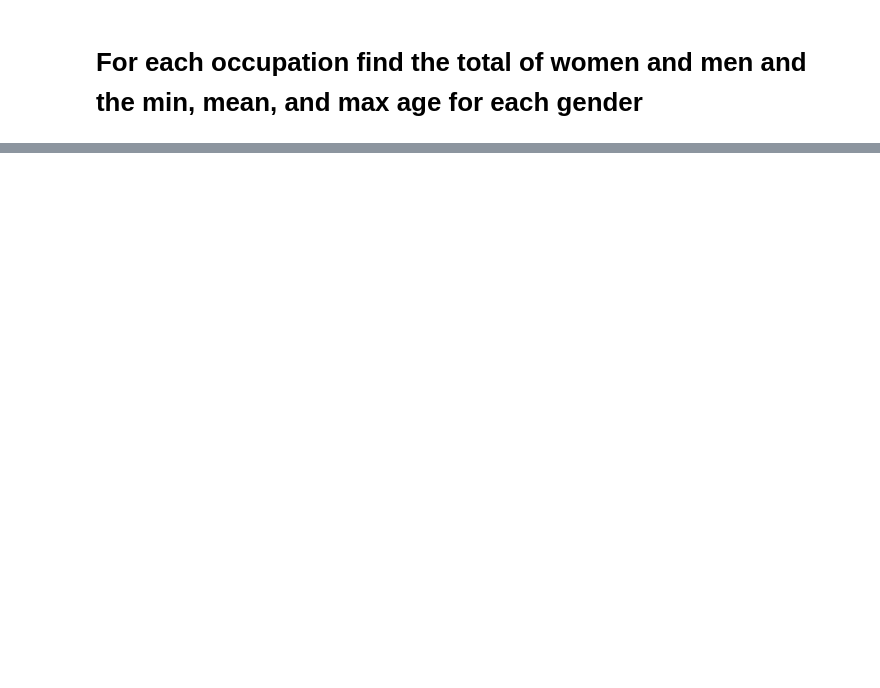
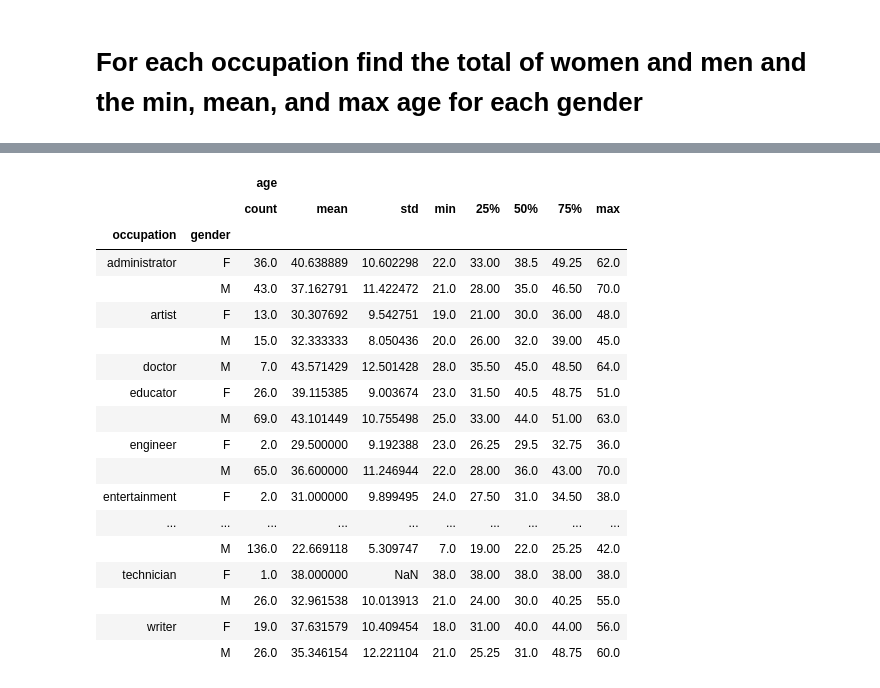
Before and after one commit to luo-yanying/Python-mymodule, a Jupyter notebook: Pandas Exercises 2.ipynb, the cells around one changed output, grey strips where cells are left out. Saved outputs shown, nothing was run; the diff lists cells and outputs as text; code cells hidden in the pictures; blank space fills up the shorter version.

```diff
--- a/Pandas Exercises 2.ipynb
+++ b/Pandas Exercises 2.ipynb
@@ -248,0 +231,23 @@ Name: gender, dtype: float64
+# %%
+
+users.groupby(['occupation', 'gender']).describe()
+# %% [output]
+|  |  | age |  |  |  |  |  |  |  |
+|  |  | count | mean | std | min | 25% | 50% | 75% | max |
+| occupation | gender |  |  |  |  |  |  |  |  |
+| administrator | F | 36.0 | 40.638889 | 10.602298 | 22.0 | 33.00 | 38.5 | 49.25 | 62.0 |
+|  | M | 43.0 | 37.162791 | 11.422472 | 21.0 | 28.00 | 35.0 | 46.50 | 70.0 |
+| artist | F | 13.0 | 30.307692 | 9.542751 | 19.0 | 21.00 | 30.0 | 36.00 | 48.0 |
+|  | M | 15.0 | 32.333333 | 8.050436 | 20.0 | 26.00 | 32.0 | 39.00 | 45.0 |
+| doctor | M | 7.0 | 43.571429 | 12.501428 | 28.0 | 35.50 | 45.0 | 48.50 | 64.0 |
+| educator | F | 26.0 | 39.115385 | 9.003674 | 23.0 | 31.50 | 40.5 | 48.75 | 51.0 |
+|  | M | 69.0 | 43.101449 | 10.755498 | 25.0 | 33.00 | 44.0 | 51.00 | 63.0 |
+| engineer | F | 2.0 | 29.500000 | 9.192388 | 23.0 | 26.25 | 29.5 | 32.75 | 36.0 |
+|  | M | 65.0 | 36.600000 | 11.246944 | 22.0 | 28.00 | 36.0 | 43.00 | 70.0 |
+| entertainment | F | 2.0 | 31.000000 | 9.899495 | 24.0 | 27.50 | 31.0 | 34.50 | 38.0 |
+| ... | ... | ... | ... | ... | ... | ... | ... | ... | ... |
+|  | M | 136.0 | 22.669118 | 5.309747 | 7.0 | 19.00 | 22.0 | 25.25 | 42.0 |
+| technician | F | 1.0 | 38.000000 | NaN | 38.0 | 38.00 | 38.0 | 38.00 | 38.0 |
+|  | M | 26.0 | 32.961538 | 10.013913 | 21.0 | 24.00 | 30.0 | 40.25 | 55.0 |
+| writer | F | 19.0 | 37.631579 | 10.409454 | 18.0 | 31.00 | 40.0 | 44.00 | 56.0 |
+|  | M | 26.0 | 35.346154 | 12.221104 | 21.0 | 25.25 | 31.0 | 48.75 | 60.0 |
```
Also changed, not shown: parts of 5 cells of this notebook, 1 other file.
